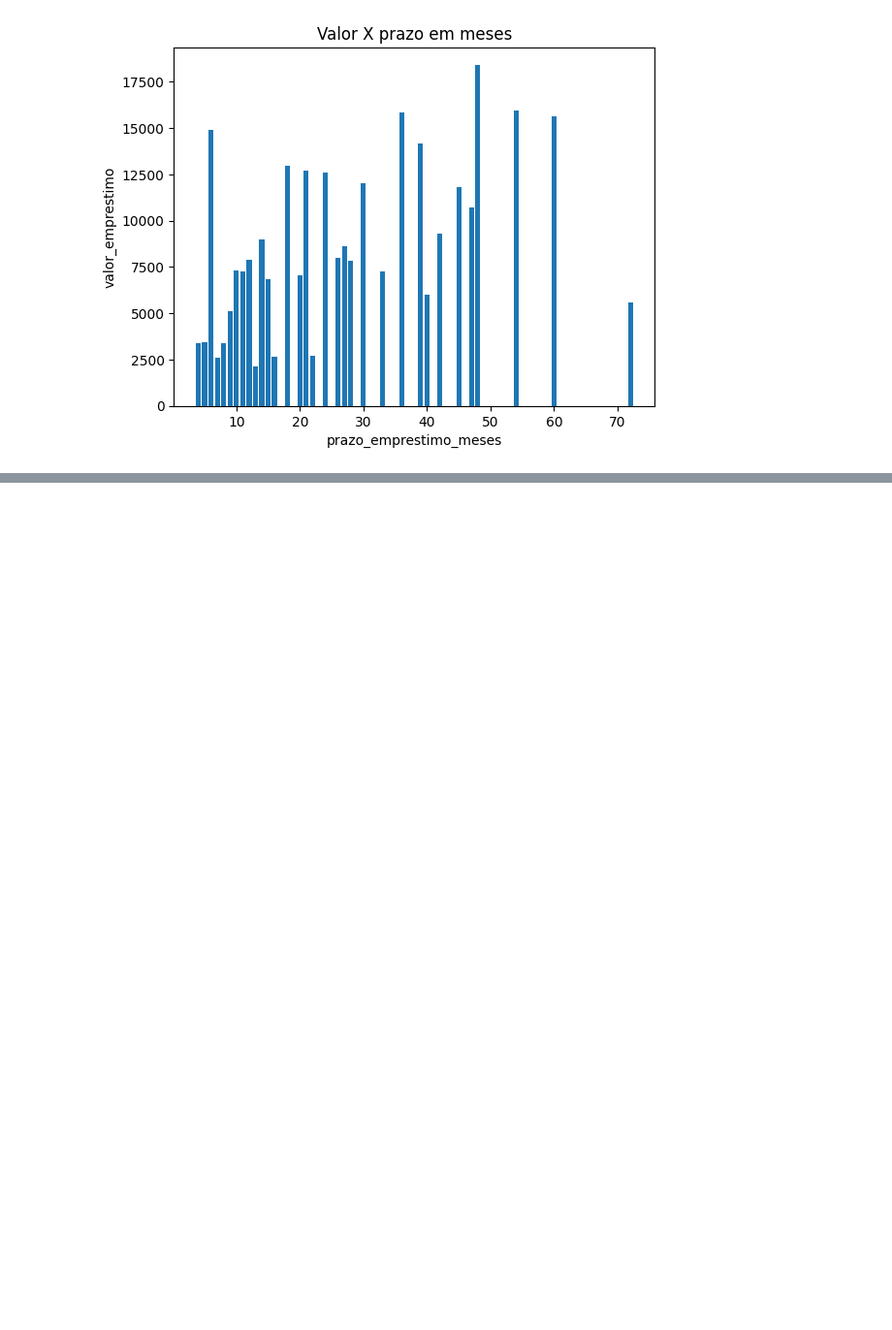
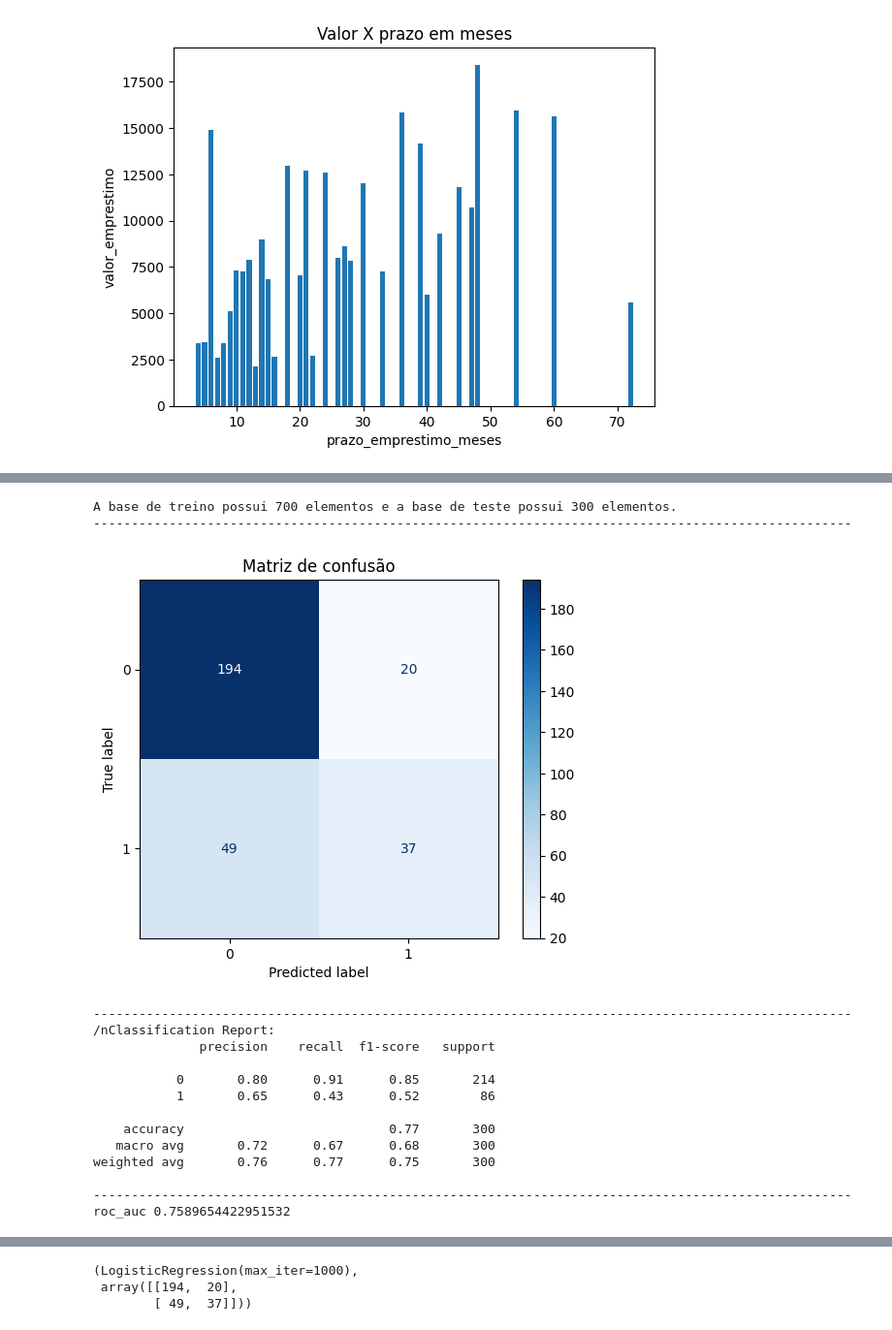
Before and after one commit to Thaisams/ML---Credit-Scoring, a Jupyter notebook: ML_Credit_Scoring.ipynb, the cells around one changed output, grey strips where cells are left out. Shown at 97% size. Saved outputs shown, nothing was run; the diff lists cells and outputs as text; code cells hidden in the pictures; blank space fills up the shorter version.

```diff
--- a/ML_Credit_Scoring.ipynb
+++ b/ML_Credit_Scoring.ipynb
@@ -526,0 +547,10 @@ plt.show()
+# %%
+
+
+dic_sexo = {2:1, 1:0, 3:0, 4:0}
+dic_estado_civil = {1:1, 2:0, 3:0, 4:0}
+
+
+dados['sexo'] = dados['sexo_est_civil'].map(dic_sexo)
+dados['estado_civil'] = dados['sexo_est_civil'].map(dic_estado_civil)
+dados.head()
@@ -526,0 +569,3 @@ plt.show()
+# %%
+colunas_retiradas = ['sexo_est_civil', 'sexo']
+base_dados =dados.drop(columns=colunas_retiradas)
@@ -526,0 +638,19 @@ plt.show()
+# %%
+roda_modelo(base_dados, LogisticRegression(max_iter=1000))
+# %% [output]
+A base de treino possui 700 elementos e a base de teste possui 300 elementos.
+----------------------------------------------------------------------------------------------------
+[figure, added]
+----------------------------------------------------------------------------------------------------
+/nClassification Report:
+              precision    recall  f1-score   support
+
+           0       0.80      0.91      0.85       214
+           1       0.65      0.43      0.52        86
+
+    accuracy                           0.77       300
+   macro avg       0.72      0.67      0.68       300
+weighted avg       0.76      0.77      0.75       300
+
+----------------------------------------------------------------------------------------------------
+roc_auc 0.7589654422951532
@@ -526,0 +658,3 @@ plt.show()
+(LogisticRegression(max_iter=1000),
+ array([[194,  20],
+        [ 49,  37]]))
```
Also changed, not shown: parts of 7 cells of this notebook.
